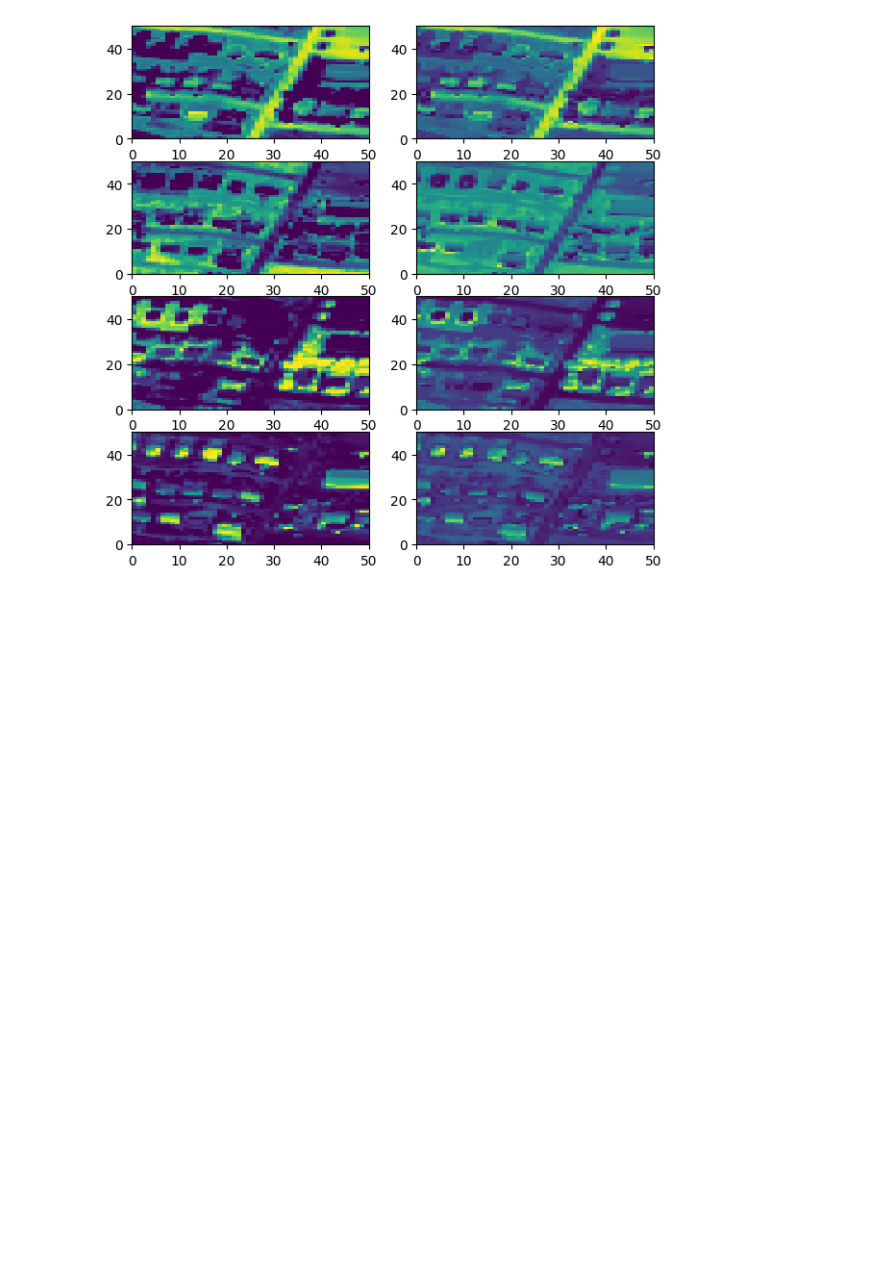
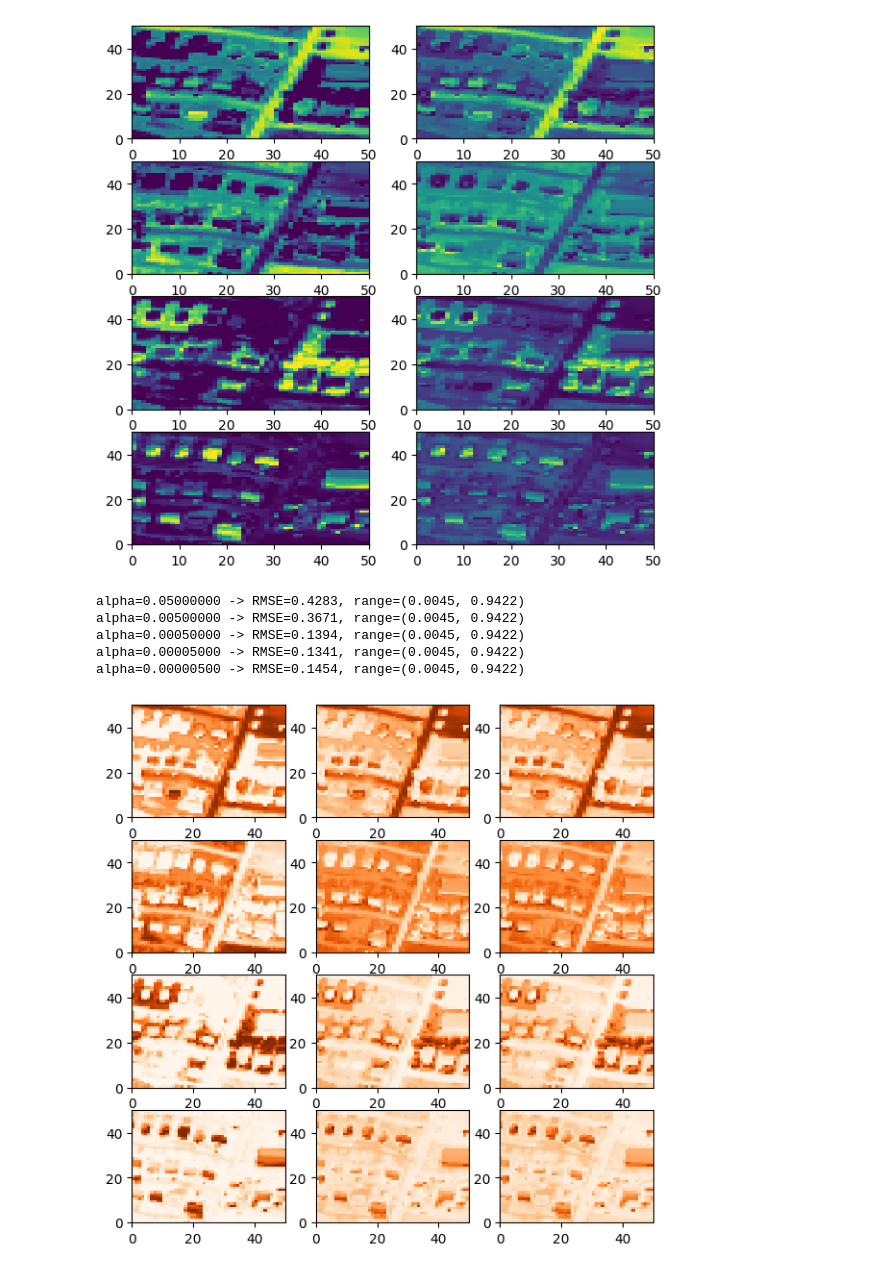
Before and after one commit to mtyler1059/Nearly-Blind-Hyperspectral-Unmixing, a Jupyter notebook: ALMM_test.ipynb, the cells around one changed output. Cells and saved outputs as stored; diff of their text form; code cells hidden in the pictures; blank space fills up the shorter version.

```diff
--- a/ALMM_test.ipynb
+++ b/ALMM_test.ipynb
@@ -495,0 +651,52 @@ for i in range(k):
+# %%
+# TODO: Test on ALMM, can use X and S_gt as described above
+
+# Optimal parameters
+alpha = 5e-2
+beta = 5e-2
+gamma = 1e-2
+eta = 1e-2
+maxIter = 30
+# L = 80
+
+# Example: grab a 50x50 spatial patch instead of random pixels
+H, W = 307, 307
+patch_size = 50
+row_start, col_start = 100, 100  # pick wherever
+
+X_img = X.T.reshape(H, W, -1)  # reshape to (307, 307, p)
+patch = X_img[row_start:row_start+patch_size, col_start:col_start+patch_size, :]
+X_test = patch.reshape(-1, patch.shape[-1]).T  # back to (p, N_patch)
+
+#E_f, A_f, T_f, B_f = algo_2_almm(X_test, S_gt, alpha, beta, gamma, eta, maxIter)
+
+#E_f, A_f, T_f, B_f = algo_2_almm(X, S_gt, alpha, beta, gamma, eta, maxIter)
+
+A_gt_img = A_gt.T.reshape(H, W, -1)
+patch_gt = A_gt_img[row_start:row_start+patch_size, col_start:col_start+patch_size, :]
+A_gt_test = patch_gt.reshape(-1, patch_gt.shape[-1]).T
+
+pca1 = PCA(n_components=2)
+X_pca1 = pca1.fit_transform(X_test.T)
+
+for alpha_test in [alpha, alpha/10, alpha/100, alpha/1000, alpha/10000]:
+    E_f_op, A_f_op, T_f_op, B_f_op = algo_2_almm_optimized(X_test, S_gt, alpha_test, beta, gamma, eta, maxIter)
+    rmse = np.linalg.norm(A_f_op - A_gt_test) / np.sqrt(A_gt_test.size)
+    print(f"alpha={alpha_test:.8f} -> RMSE={rmse:.4f}, range=({A_f.min():.4f}, {A_f.max():.4f})")
+# %% [output]
+alpha=0.05000000 -> RMSE=0.4283, range=(0.0045, 0.9422)
+alpha=0.00500000 -> RMSE=0.3671, range=(0.0045, 0.9422)
+alpha=0.00050000 -> RMSE=0.1394, range=(0.0045, 0.9422)
+alpha=0.00005000 -> RMSE=0.1341, range=(0.0045, 0.9422)
+alpha=0.00000500 -> RMSE=0.1454, range=(0.0045, 0.9422)
+# %%
+k=4
+fig, axes =  plt.subplots(nrows=k, ncols=3, figsize=(7 ,7))
+A_gt_img = A_gt_test.reshape(k,patch_size,patch_size)
+A_f_img_op = A_f_op.reshape(k,patch_size,patch_size)
+for i in range(k):
+    axes[i,0].pcolormesh(A_gt_img[i], cmap='Oranges')
+    axes[i,1].pcolormesh(A_f_img[i], cmap='Oranges')
+    axes[i,2].pcolormesh(A_f_img_op[i], cmap='Oranges')
+# %% [output]
+[figure, added]
```
Also changed, not shown: parts of 3 cells of this notebook.
